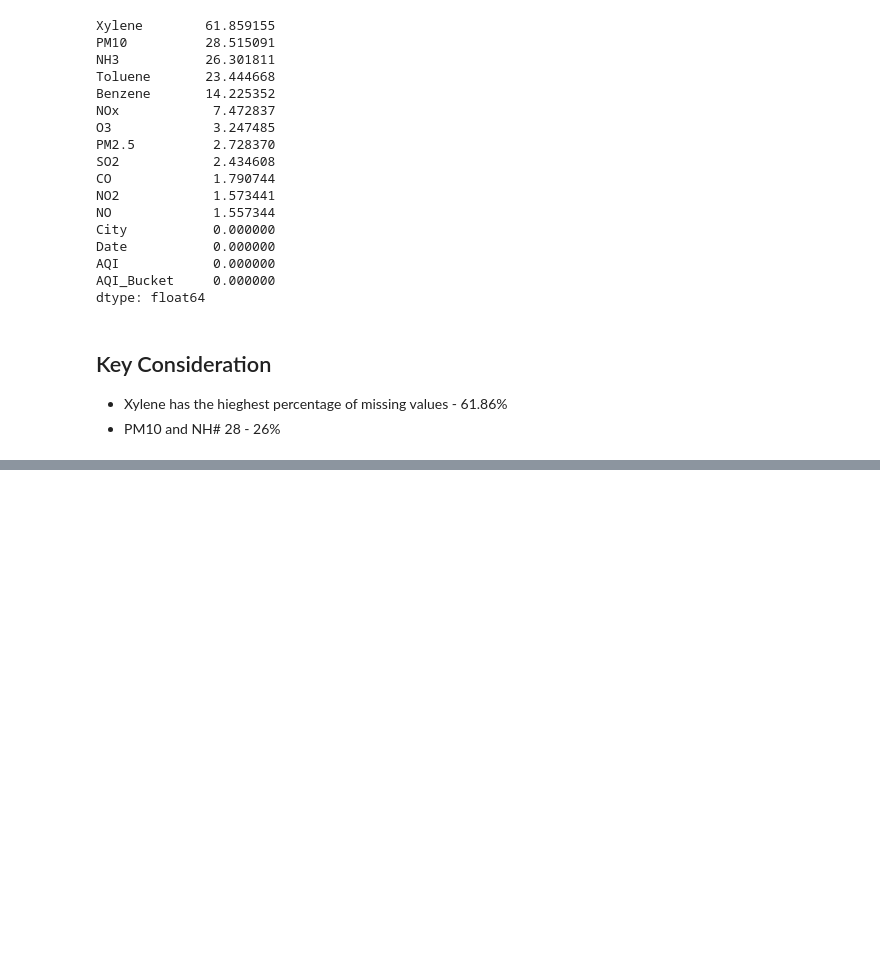
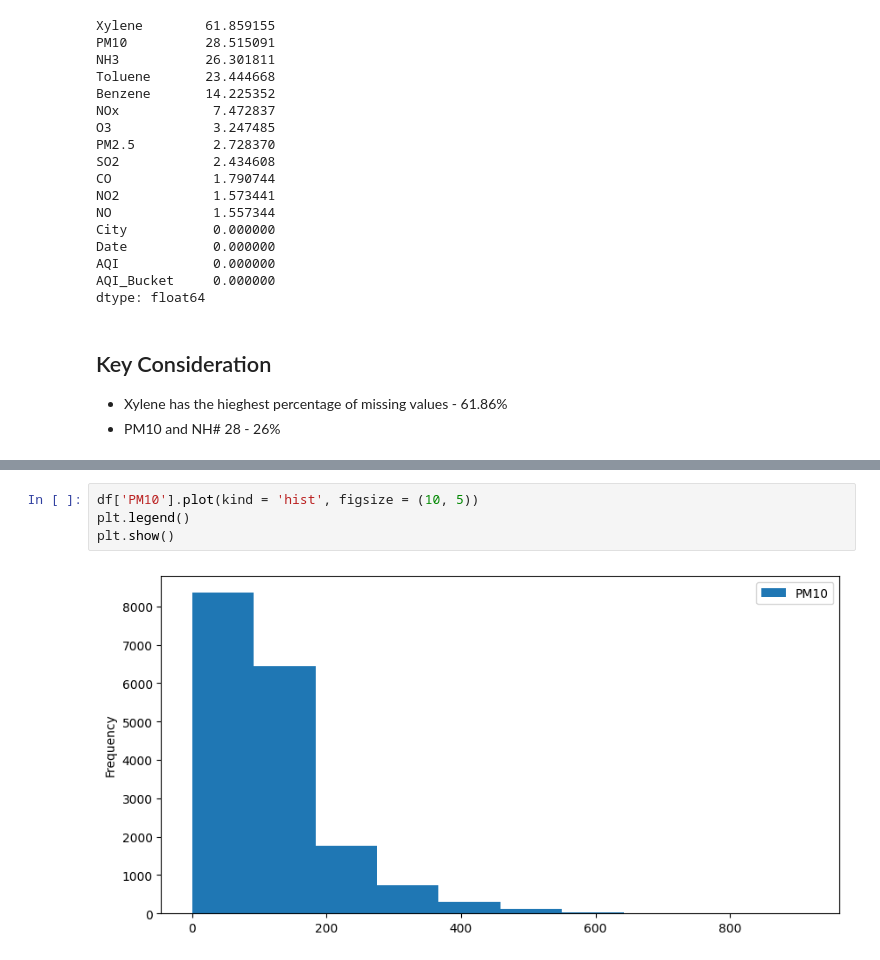
Before and after one commit to AshokGarje/Air-Quality-Index-Prediction, a Jupyter notebook: AQI Prediction Model.ipynb, the cells around one changed output, grey strips where cells are left out. Saved outputs shown, nothing was run; the diff lists cells and outputs as text; blank space fills up the shorter version.

```diff
--- a/AQI Prediction Model.ipynb
+++ b/AQI Prediction Model.ipynb
@@ -159,0 +169,6 @@ dtype: float64
+# %%
+df['PM10'].plot(kind = 'hist', figsize = (10, 5))
+plt.legend()
+plt.show()
+# %% [output]
+[figure, added]
```
Also changed, not shown: parts of 36 cells of this notebook.
